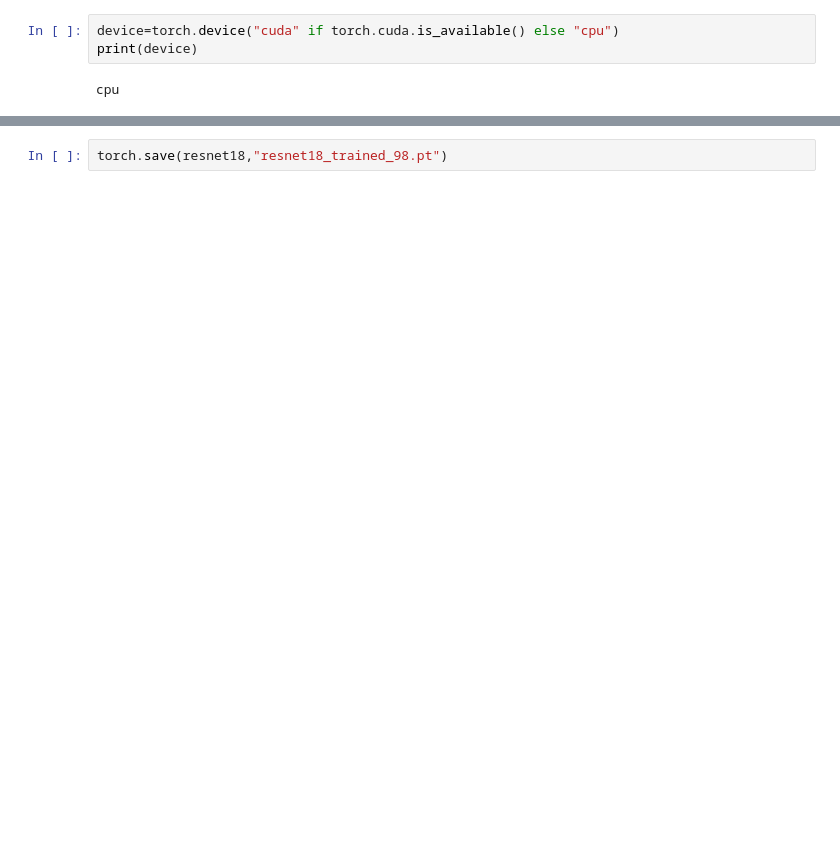
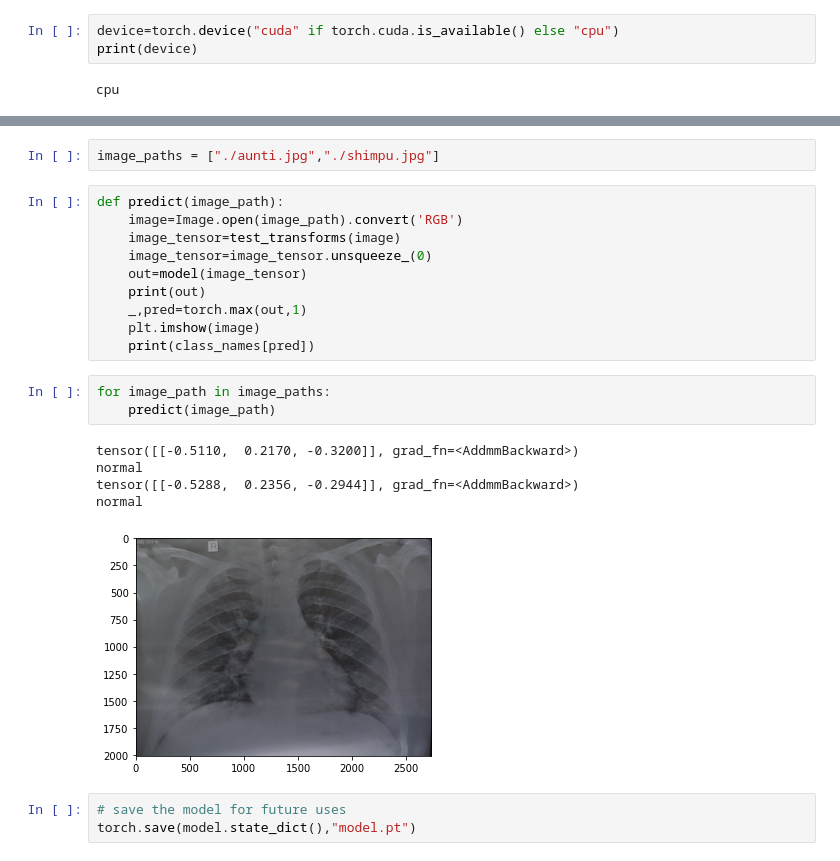
Before and after one commit to KhunJahad/Covid-Detection-Through-Radiography, a Jupyter notebook: main_file.ipynb, the cells around one changed output, grey strips where cells are left out. Drawn from its saved outputs; the diff is of its cells as text; blank space fills up the shorter version.

```diff
--- a/main_file.ipynb
+++ b/main_file.ipynb
@@ -190,2 +180,24 @@ plt.plot(history)
-# %%
-torch.save(resnet18,"resnet18_trained_98.pt")
+# %%
+image_paths = ["./aunti.jpg","./shimpu.jpg"]
+# %%
+def predict(image_path):
+    image=Image.open(image_path).convert('RGB')
+    image_tensor=test_transforms(image)
+    image_tensor=image_tensor.unsqueeze_(0)
+    out=model(image_tensor)
+    print(out)
+    _,pred=torch.max(out,1)
+    plt.imshow(image)
+    print(class_names[pred])
+# %%
+for image_path in image_paths:
+    predict(image_path)
+# %% [output]
+tensor([[-0.5110,  0.2170, -0.3200]], grad_fn=<AddmmBackward>)
+normal
+tensor([[-0.5288,  0.2356, -0.2944]], grad_fn=<AddmmBackward>)
+normal
+[figure, added]
+# %%
+# save the model for future uses
+torch.save(model.state_dict(),"model.pt")
```
Also changed, not shown: parts of 11 cells of this notebook.
